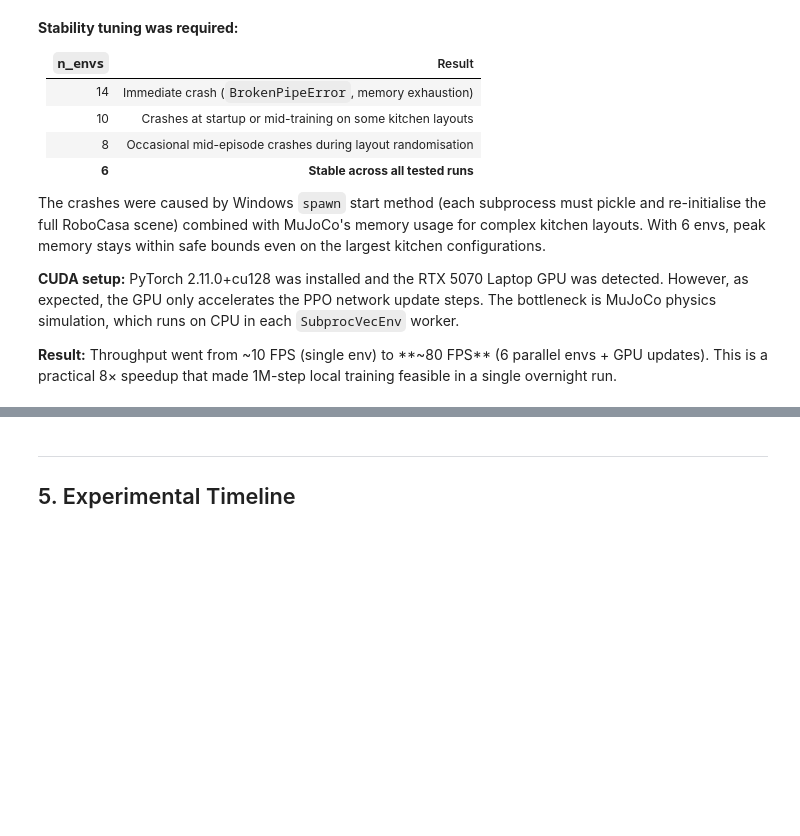
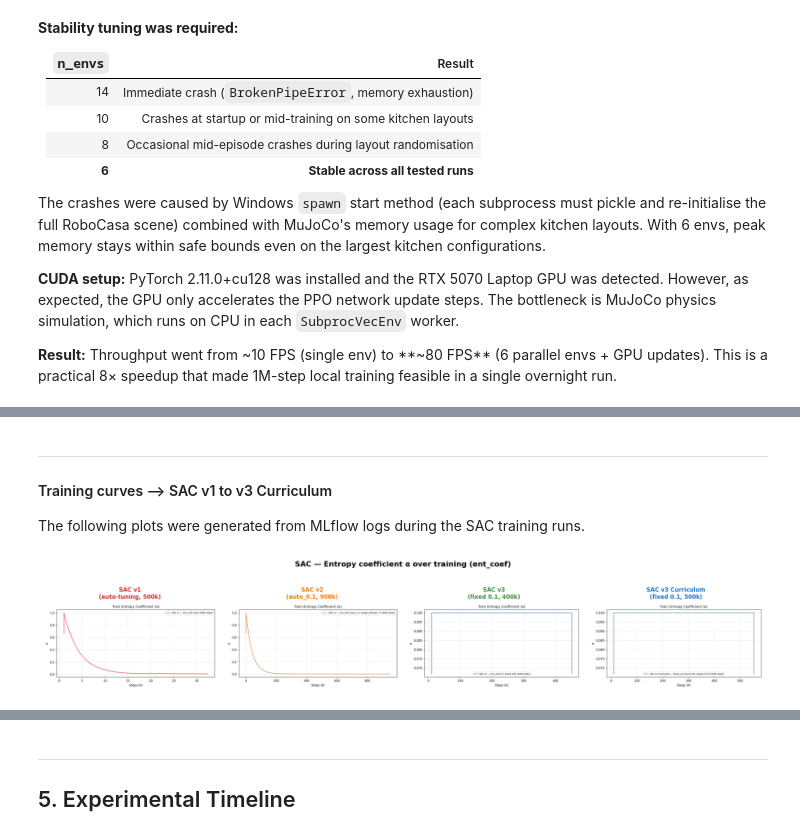
Before and after one commit to YiZeems/robocasa-project-B, a Jupyter notebook: report_analysis.ipynb, the cells around one changed output, grey strips where cells are left out. Cells and saved outputs as stored; diff of their text form; code cells hidden in the pictures; blank space fills up the shorter version.

```diff
--- a/report_analysis.ipynb
+++ b/report_analysis.ipynb
@@ -812 +782,38 @@ difficulty of the task — not as a single bottleneck, but as a chain of indepen
 that each required a targeted fix.
+# %% [markdown]
+---
+#### Training curves —> SAC v1 to v3 Curriculum
+
+The following plots were generated from MLflow logs during the SAC training runs.
+# %%
+#  SAC curves: ent_coef (α) over training
+import matplotlib.pyplot as plt
+import matplotlib.image as mpimg
+import os
+
+RUNS = ["v1", "v2", "v3", "v3_curriculum"]
+LABELS = ["SAC v1\n(auto-tuning, 500k)", "SAC v2\n(auto_0.1, 900k)",
+          "SAC v3\n(fixed 0.1, 400k)", "SAC v3 Curriculum\n(fixed 0.1, 500k)"]
+COLORS = ["#d32f2f", "#f57c00", "#388e3c", "#1976d2"]
+
+fig, axes = plt.subplots(1, 4, figsize=(18, 4))
+fig.suptitle("SAC — Entropy coefficient α over training (ent_coef)",
+             fontsize=13, fontweight="bold")
+
+for ax, run, label, color in zip(axes, RUNS, LABELS, COLORS):
+    path = f"figures/sac/run_sac_{run}_mlflow_train_ent_coef.png"
+    if os.path.exists(path):
+        img = mpimg.imread(path)
+        ax.imshow(img)
+        ax.axis("off")
+        ax.set_title(label, fontsize=10, color=color, fontweight="bold")
+    else:
+        ax.text(0.5, 0.5, f"No data\n{run}", ha="center", va="center",
+                transform=ax.transAxes, fontsize=10)
+        ax.axis("off")
+
+plt.tight_layout()
+plt.savefig("figures/sac/overview_ent_coef.png", dpi=120, bbox_inches="tight")
+plt.show()
+# %% [output]
+[figure, added]
```
Also changed, not shown: parts of 50 cells of this notebook, 23 other files.
